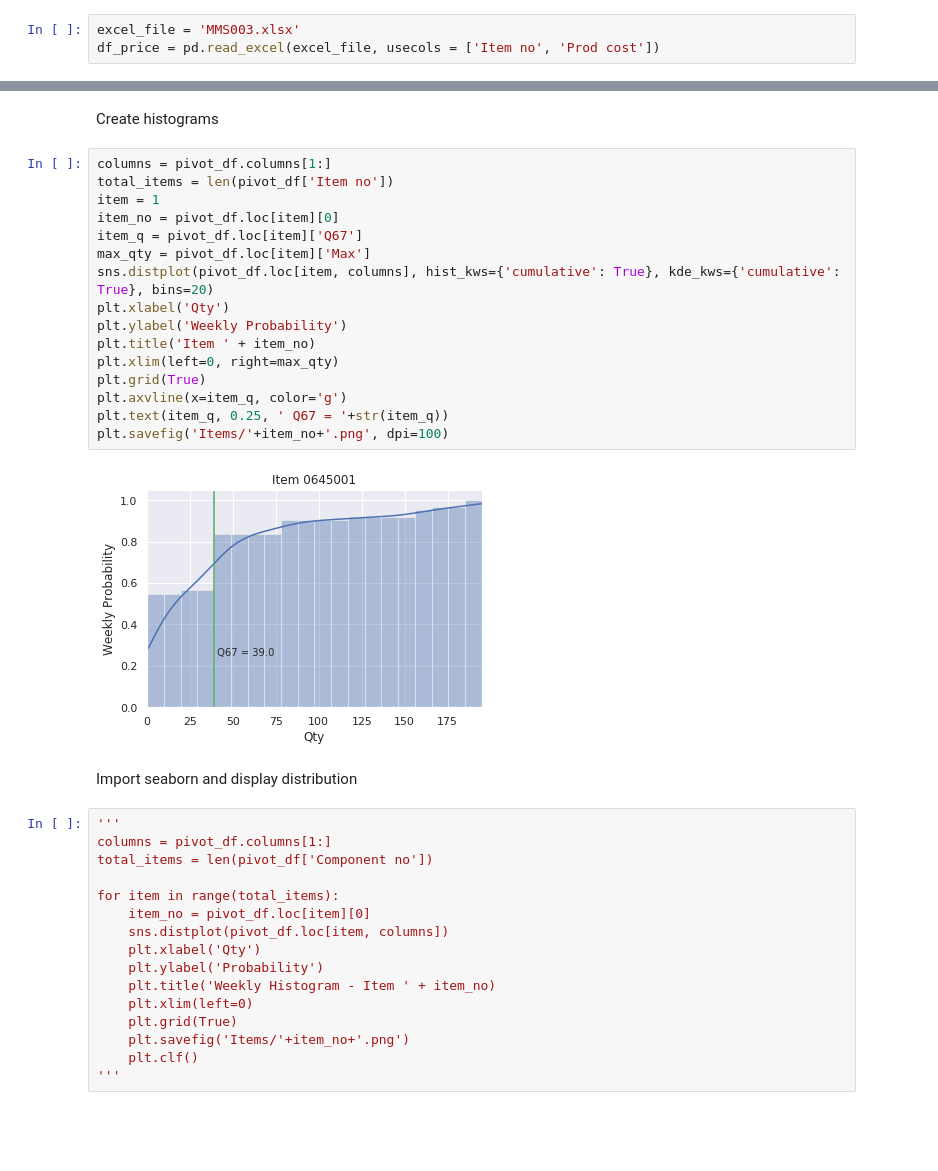
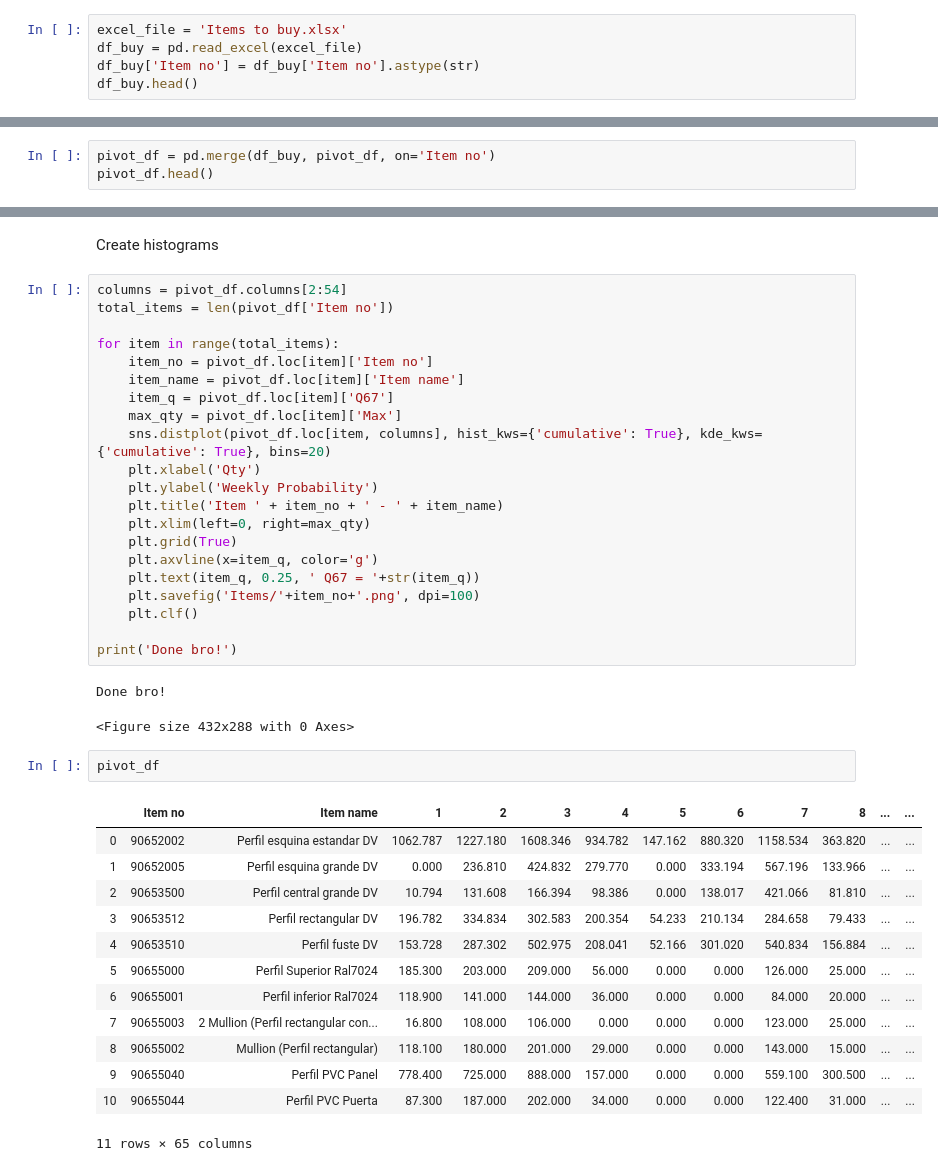
Before and after one commit to darroyolpz/Items-demand-utility, a Jupyter notebook: Weekly-demand-based-on-MOs.ipynb, the cells around one changed output, grey strips where cells are left out. Drawn from its saved outputs; the diff is of its cells as text; blank space fills up the shorter version.

```diff
--- a/Weekly-demand-based-on-MOs.ipynb
+++ b/Weekly-demand-based-on-MOs.ipynb
@@ -58,3 +30,5 @@ Import price data for items
 # %%
-excel_file = 'MMS003.xlsx'
-df_price = pd.read_excel(excel_file, usecols = ['Item no', 'Prod cost'])
+excel_file = 'Items to buy.xlsx'
+df_buy = pd.read_excel(excel_file)
+df_buy['Item no'] = df_buy['Item no'].astype(str)
+df_buy.head()
@@ -128,0 +97,3 @@ df_master.head()
+# %%
+pivot_df = pd.merge(df_buy, pivot_df, on='Item no')
+pivot_df.head()
@@ -129,39 +108,43 @@ df_master.head()
 # %% [markdown]
 Create histograms
 # %%
-columns = pivot_df.columns[1:]
+columns = pivot_df.columns[2:54]
 total_items = len(pivot_df['Item no'])
-item = 1
-item_no = pivot_df.loc[item][0]
-item_q = pivot_df.loc[item]['Q67']
-max_qty = pivot_df.loc[item]['Max']
-sns.distplot(pivot_df.loc[item, columns], hist_kws={'cumulative': True}, kde_kws={'cumulative': True}, bins=20)
-plt.xlabel('Qty')
-plt.ylabel('Weekly Probability')
-plt.title('Item ' + item_no)
-plt.xlim(left=0, right=max_qty)
-plt.grid(True)
-plt.axvline(x=item_q, color='g')
-plt.text(item_q, 0.25, ' Q67 = '+str(item_q))
-plt.savefig('Items/'+item_no+'.png', dpi=100)
+
+for item in range(total_items):
+    item_no = pivot_df.loc[item]['Item no']
+    item_name = pivot_df.loc[item]['Item name']
+    item_q = pivot_df.loc[item]['Q67']
+    max_qty = pivot_df.loc[item]['Max']
+    sns.distplot(pivot_df.loc[item, columns], hist_kws={'cumulative': True}, kde_kws={'cumulative': True}, bins=20)
+    plt.xlabel('Qty')
+    plt.ylabel('Weekly Probability')
+    plt.title('Item ' + item_no + ' - ' + item_name)
+    plt.xlim(left=0, right=max_qty)
+    plt.grid(True)
+    plt.axvline(x=item_q, color='g')
+    plt.text(item_q, 0.25, ' Q67 = '+str(item_q))
+    plt.savefig('Items/'+item_no+'.png', dpi=100)
+    plt.clf()
+
+print('Done bro!')
 # %% [output]
-[figure, removed]
+Done bro!
+<Figure size 432x288 with 0 Axes>
-# %% [markdown]
-Import seaborn and display distribution
-# %%
-'''
-columns = pivot_df.columns[1:]
-total_items = len(pivot_df['Component no'])
-
-for item in range(total_items):
-    item_no = pivot_df.loc[item][0]
-    sns.distplot(pivot_df.loc[item, columns])
-    plt.xlabel('Qty')
-    plt.ylabel('Probability')
-    plt.title('Weekly Histogram - Item ' + item_no)
-    plt.xlim(left=0)
-    plt.grid(True)
-    plt.savefig('Items/'+item_no+'.png')
-    plt.clf()
-'''
+# %%
+pivot_df
+# %% [output]
+|  | Item no | Item name | 1 | 2 | 3 | 4 | 5 | 6 | 7 | 8 | ... | ... |
+| 0 | 90652002 | Perfil esquina estandar DV | 1062.787 | 1227.180 | 1608.346 | 934.782 | 147.162 | 880.320 | 1158.534 | 363.820 | ... | ... |
+| 1 | 90652005 | Perfil esquina grande DV | 0.000 | 236.810 | 424.832 | 279.770 | 0.000 | 333.194 | 567.196 | 133.966 | ... | ... |
+| 2 | 90653500 | Perfil central grande DV | 10.794 | 131.608 | 166.394 | 98.386 | 0.000 | 138.017 | 421.066 | 81.810 | ... | ... |
+| 3 | 90653512 | Perfil rectangular DV | 196.782 | 334.834 | 302.583 | 200.354 | 54.233 | 210.134 | 284.658 | 79.433 | ... | ... |
+| 4 | 90653510 | Perfil fuste DV | 153.728 | 287.302 | 502.975 | 208.041 | 52.166 | 301.020 | 540.834 | 156.884 | ... | ... |
+| 5 | 90655000 | Perfil Superior Ral7024 | 185.300 | 203.000 | 209.000 | 56.000 | 0.000 | 0.000 | 126.000 | 25.000 | ... | ... |
+| 6 | 90655001 | Perfil inferior Ral7024 | 118.900 | 141.000 | 144.000 | 36.000 | 0.000 | 0.000 | 84.000 | 20.000 | ... | ... |
+| 7 | 90655003 | 2 Mullion (Perfil rectangular con... | 16.800 | 108.000 | 106.000 | 0.000 | 0.000 | 0.000 | 123.000 | 25.000 | ... | ... |
+| 8 | 90655002 | Mullion (Perfil rectangular) | 118.100 | 180.000 | 201.000 | 29.000 | 0.000 | 0.000 | 143.000 | 15.000 | ... | ... |
+| 9 | 90655040 | Perfil PVC Panel | 778.400 | 725.000 | 888.000 | 157.000 | 0.000 | 0.000 | 559.100 | 300.500 | ... | ... |
+| 10 | 90655044 | Perfil PVC Puerta | 87.300 | 187.000 | 202.000 | 34.000 | 0.000 | 0.000 | 122.400 | 31.000 | ... | ... |
+11 rows × 65 columns
 # %% [markdown]
```
Also changed, not shown: parts of 14 cells of this notebook.
